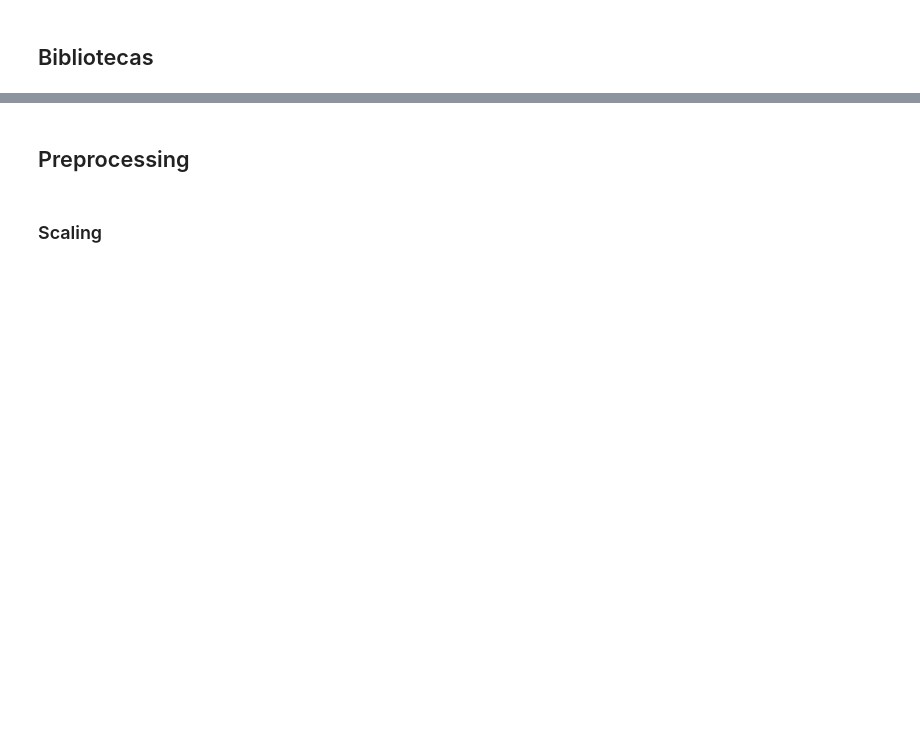
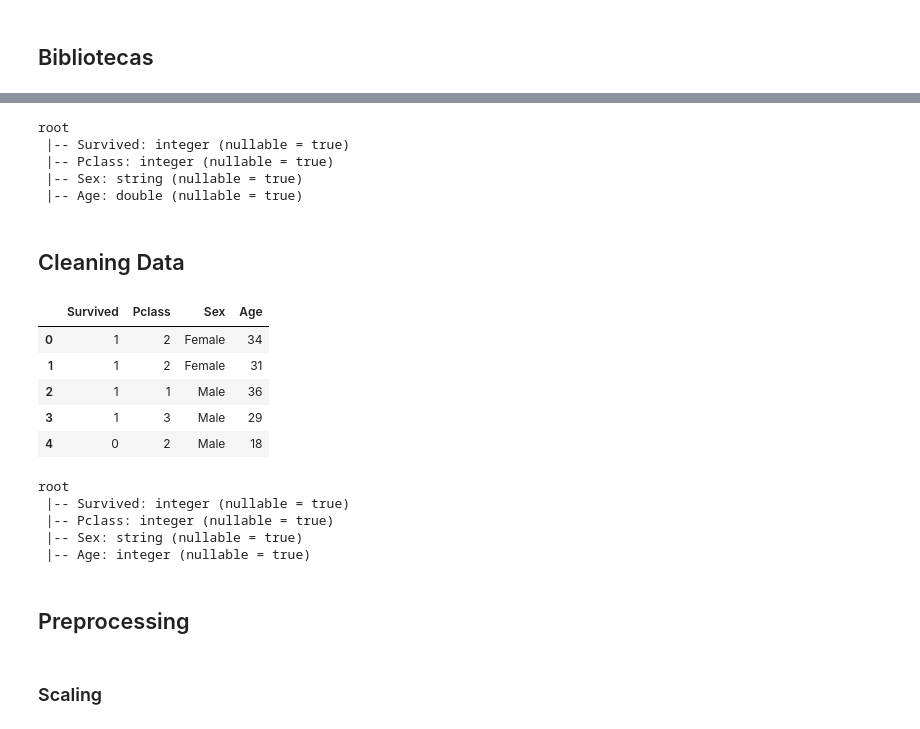
Before and after one commit to A3Data/hermione, a Jupyter notebook: hermione/module_templates/__IMPLEMENTED_PYSPARK__/src/ml/notebooks/Examples.ipynb, the cells around one changed output, grey strips where cells are left out. Drawn from its saved outputs; the diff is of its cells as text; code cells hidden in the pictures; blank space fills up the shorter version.

```diff
--- a/hermione/module_templates/__IMPLEMENTED_PYSPARK__/src/ml/notebooks/Examples.ipynb
+++ b/hermione/module_templates/__IMPLEMENTED_PYSPARK__/src/ml/notebooks/Examples.ipynb
@@ -36,0 +48,10 @@ df_train.limit(5).toPandas()
+# %%
+df_train.printSchema()
+# %% [output]
+root
+ |-- Survived: integer (nullable = true)
+ |-- Pclass: integer (nullable = true)
+ |-- Sex: string (nullable = true)
+ |-- Age: double (nullable = true)
+# %% [markdown]
+## Cleaning Data
@@ -37,3 +62,20 @@ df_train.limit(5).toPandas()
+# %%
+ss_source.get_data('teste', 'parquet').limit(5).toPandas()
+# %% [output]
+|  | Survived | Pclass | Sex | Age |
+| 0 | 1 | 2 | Female | 34 |
+| 1 | 1 | 2 | Female | 31 |
+| 2 | 1 | 1 | Male | 36 |
+| 3 | 1 | 3 | Male | 29 |
+| 4 | 0 | 2 | Male | 18 |
+# %%
+ss_source.get_data('teste', 'parquet').printSchema()
+# %% [output]
+root
+ |-- Survived: integer (nullable = true)
+ |-- Pclass: integer (nullable = true)
+ |-- Sex: string (nullable = true)
+ |-- Age: integer (nullable = true)
 # %% [markdown]
 ## Preprocessing
 # %% [markdown]
```
Also changed, not shown: parts of 32 cells of this notebook, 11 other files.
